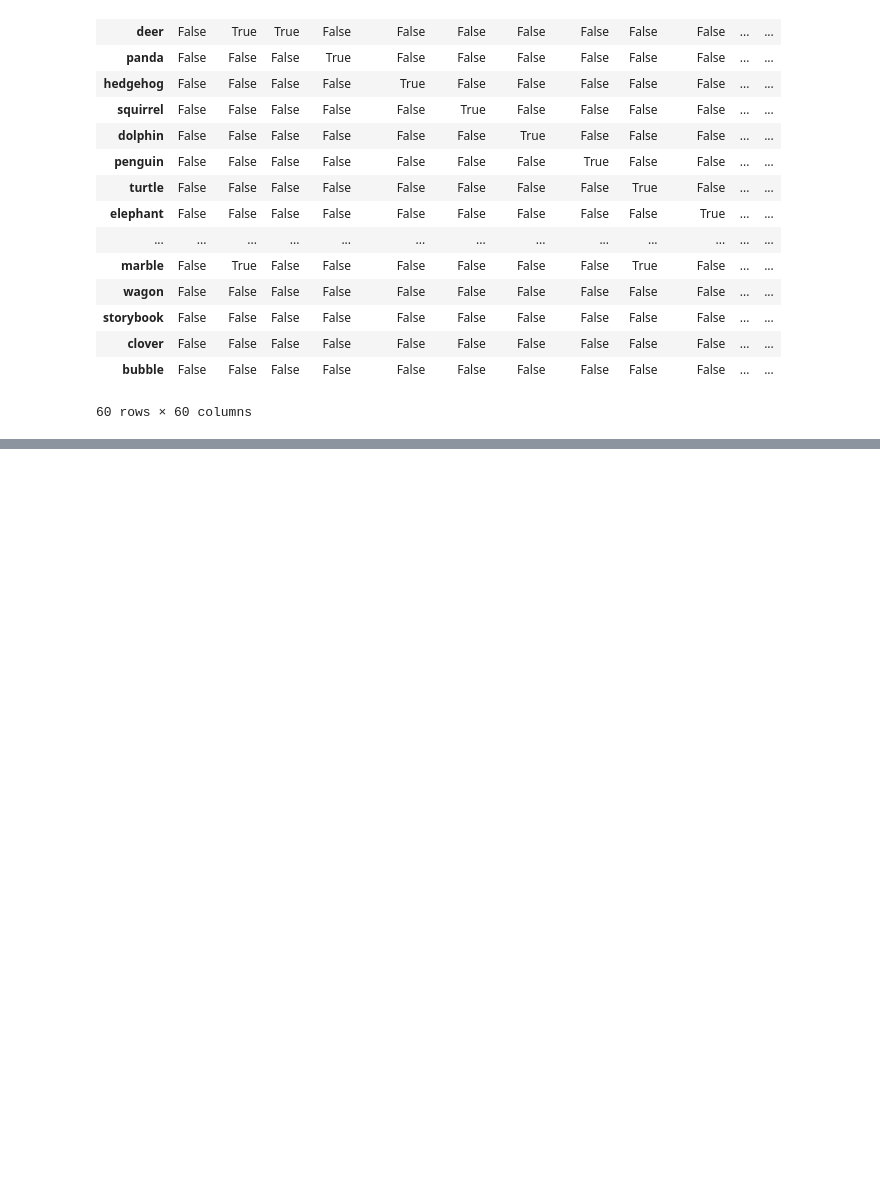
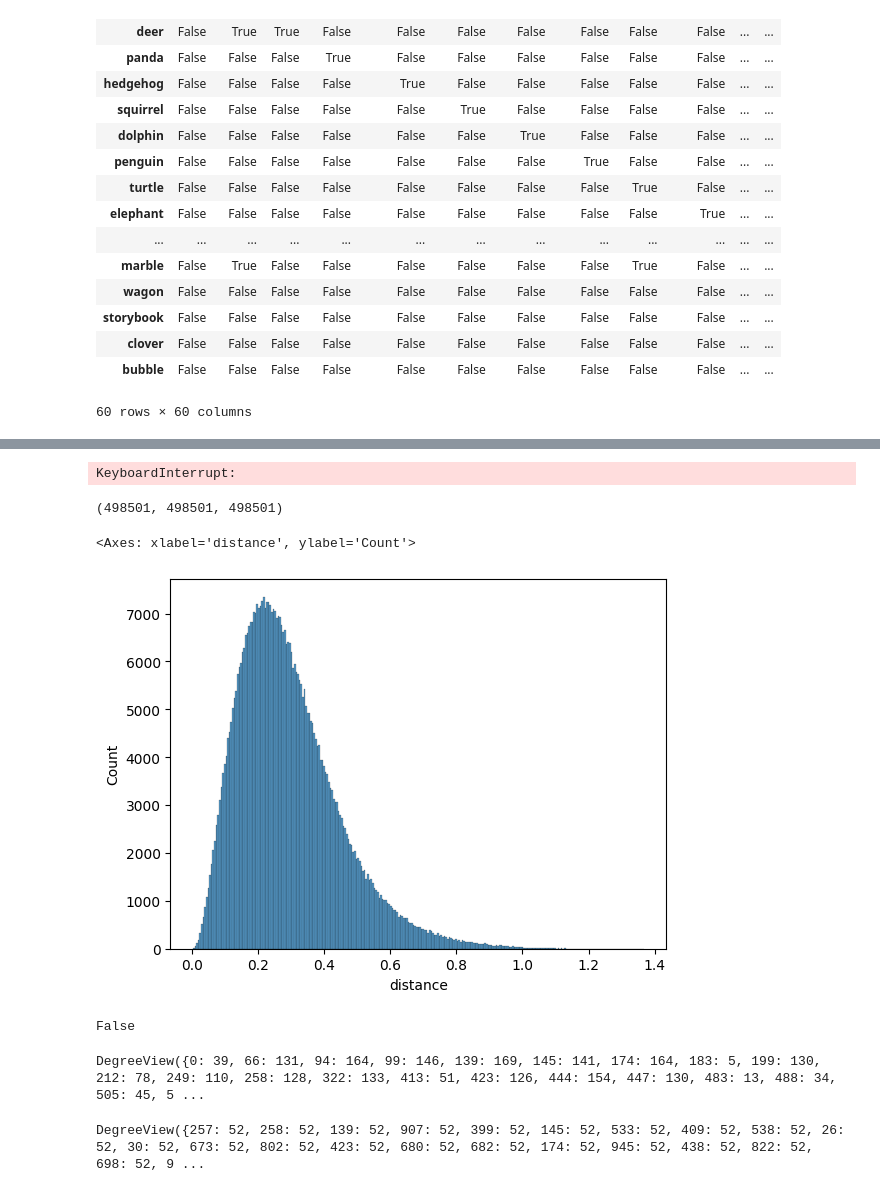
Before and after one commit to fnnsll/synthetic, a Jupyter notebook: data_exploration.ipynb, the cells around one changed output, grey strips where cells are left out. Cells and saved outputs as stored; diff of their text form; code cells hidden in the pictures; blank space fills up the shorter version.

```diff
--- a/data_exploration.ipynb
+++ b/data_exploration.ipynb
@@ -52,0 +66,58 @@ df.isna()
+# %%
+def row_evaluate(df, i, fill_na_value):
+    return df.loc[i].fillna(fill_na_value).tolist()
+
+row_number = []
+also_row_number = []
+rows = []
+also_rows = []
+cosine_distances = []
+for i, row in tqdm(enumerate(range(0,df_no.shape[0])),total=df_no.shape[0]):
+    for j, also_row in enumerate(range(0,df_no.shape[0])):
+        if i != j:
+            row_1 = row_evaluate(df_no, i, 0)
+            row_2 = row_evaluate(df_no, j, 0)
+            row_number.append(i)
+            also_row_number.append(j)
+            rows.append(row_1)
+            also_rows.append(row_2)
+            cosine_distances.append(distance.cosine(row_1, row_2))
+# %% [output]
+KeyboardInterrupt:
+# %%
+from sklearn.metrics.pairwise import cosine_similarity
+
+sample_df = df_no.sample(1000)
+
+# Calculate cosine similarity for consecutive rows
+row_number = []
+also_row_number = []
+rows = []
+also_rows = []
+distance_list = []
+for i in tqdm(range(len(sample_df) - 1), total=sample_df.shape[0]-1):
+    for j in range(len(sample_df) - 1):
+        if j>i:
+            row_number.append(i)
+            also_row_number.append(j)
+            row1 = sample_df.iloc[i].fillna(0).values.reshape(1, -1)
+            row2 = sample_df.iloc[j].fillna(0).values.reshape(1, -1)
+            similarity = cosine_similarity(row1, row2)[0][0]
+            distance_list.append(1-similarity)
+# %%
+len(row_number), len(also_row_number),len(distance_list)
+# %% [output]
+(498501, 498501, 498501)
+# %%
+col_dict = {
+    "row_number": row_number,
+    "second_row_number": also_row_number,
+    "distance": distance_list
+}
+
+sample_df_distances = pd.DataFrame.from_dict(col_dict)
+# %%
+sns.histplot(sample_df_distances['distance'])
+# %% [output]
+<Axes: xlabel='distance', ylabel='Count'>
+[figure, added]
@@ -52,0 +129,8 @@ df.isna()
+# %%
+nx.is_connected(G)
+# %% [output]
+False
+# %%
+G.degree
+# %% [output]
+DegreeView({0: 39, 66: 131, 94: 164, 99: 146, 139: 169, 145: 141, 174: 164, 183: 5, 199: 130, 212: 78, 249: 110, 258: 128, 322: 133, 413: 51, 423: 126, 444: 154, 447: 130, 483: 13, 488: 34, 505: 45, 5 ...
@@ -52,0 +139,4 @@ df.isna()
+# %%
+G_biggest_simplex.degree
+# %% [output]
+DegreeView({257: 52, 258: 52, 139: 52, 907: 52, 399: 52, 145: 52, 533: 52, 409: 52, 538: 52, 26: 52, 30: 52, 673: 52, 802: 52, 423: 52, 680: 52, 682: 52, 174: 52, 945: 52, 438: 52, 822: 52, 698: 52, 9 ...
```
Also changed, not shown: parts of 41 cells of this notebook, 1 other file.
